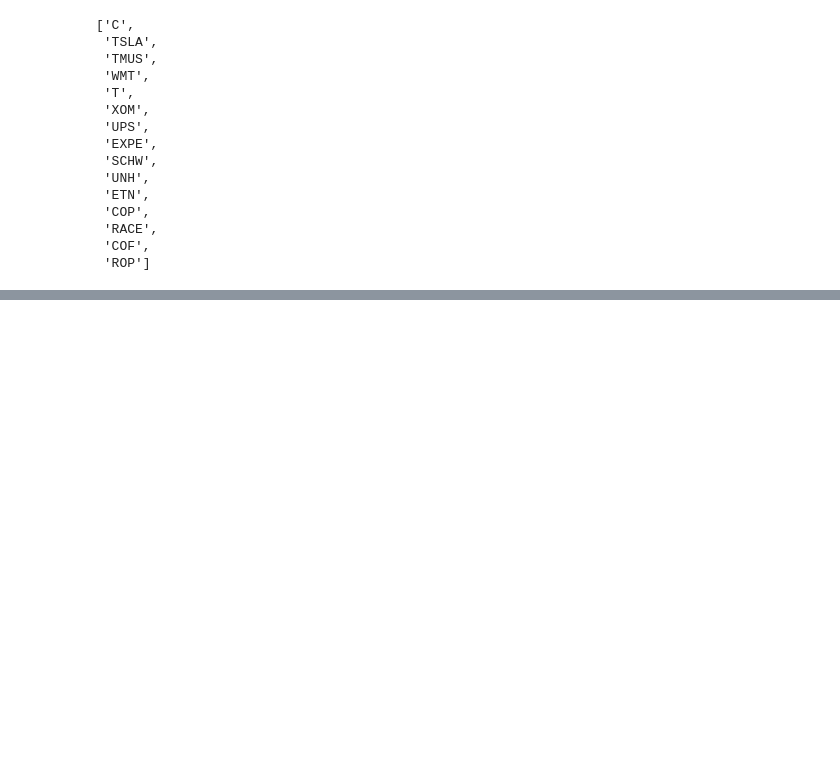
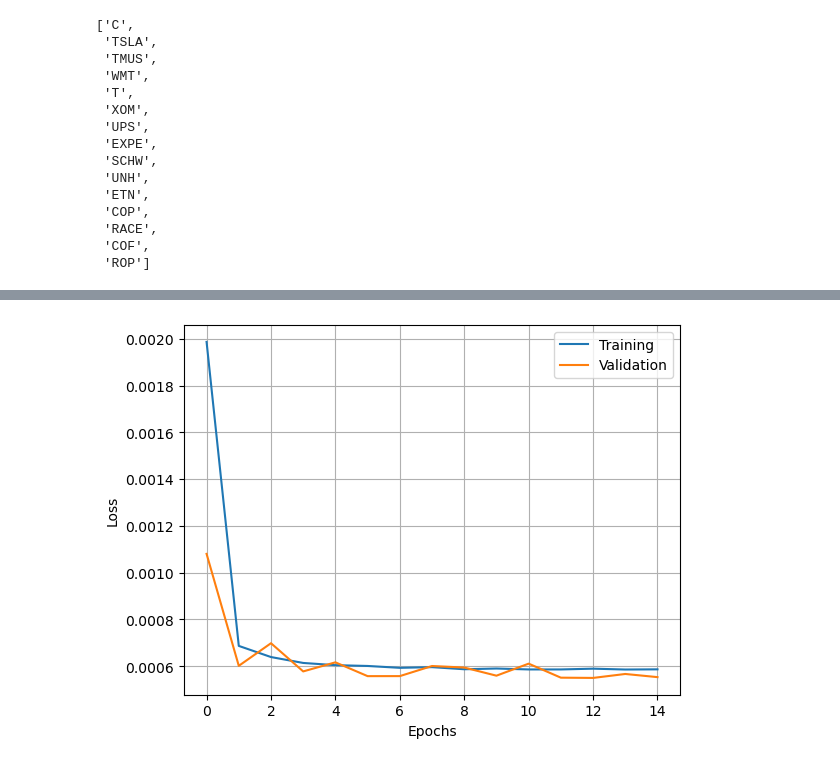
Before and after one commit to tranjm4/rnn_stock_predictor, a Jupyter notebook: model/model.ipynb, the cells around one changed output, grey strips where cells are left out. Cells and saved outputs as stored; diff of their text form; code cells hidden in the pictures; blank space fills up the shorter version.

```diff
--- a/model/model.ipynb
+++ b/model/model.ipynb
@@ -495,0 +512,21 @@ evaluate_non_sampled_symbols(model_30day, not_sampled_symbols)
+# %%
+input_size = 5
+hidden_size = 50
+num_layers = 2
+learning_rate = 0.001
+
+batch_size = 32
+
+model_14day_huber = LSTMModel(input_size, hidden_size, num_layers)
+optimizer = optim.AdamW(model_14day_huber.parameters(), learning_rate, amsgrad=True)
+criterion = nn.SmoothL1Loss()
+
+random.seed(21)
+all_symbols = database.get_all_symbols()
+sampled_symbols, not_sampled_symbols = partition_symbols(all_symbols)
+
+train_dataloader, val_dataloader, test_dataloader = get_processed_data(sampled_symbols, 14, batch_size)
+# %%
+training_losses, validation_losses = train_model(model_14day_huber, 15,
+                                                 train_dataloader, val_dataloader,
+                                                 optimizer, criterion)
@@ -495,0 +549,4 @@ evaluate_non_sampled_symbols(model_30day, not_sampled_symbols)
+# %%
+plot_losses(training_losses, validation_losses)
+# %% [output]
+[figure, added]
```
Also changed, not shown: parts of 12 cells of this notebook.
